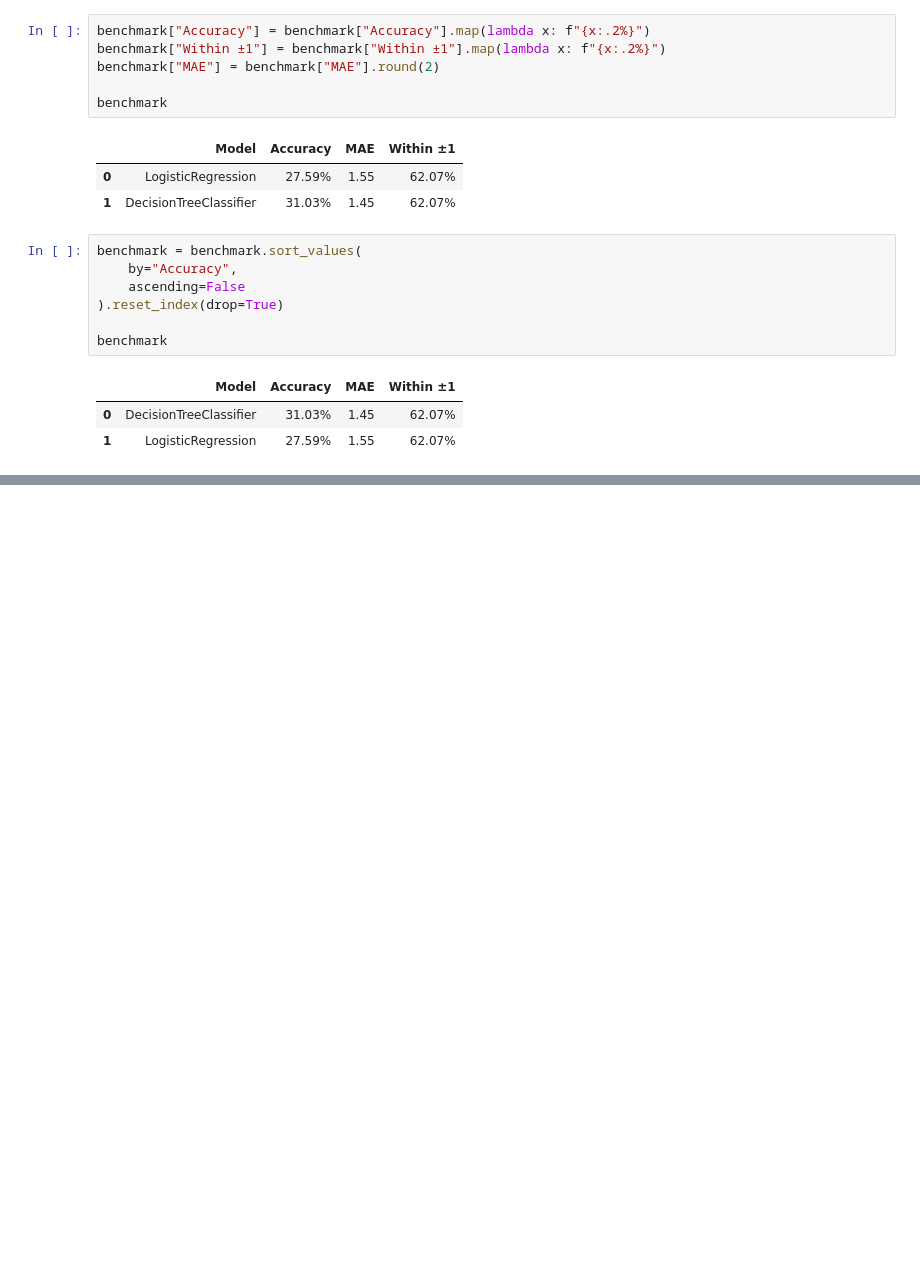
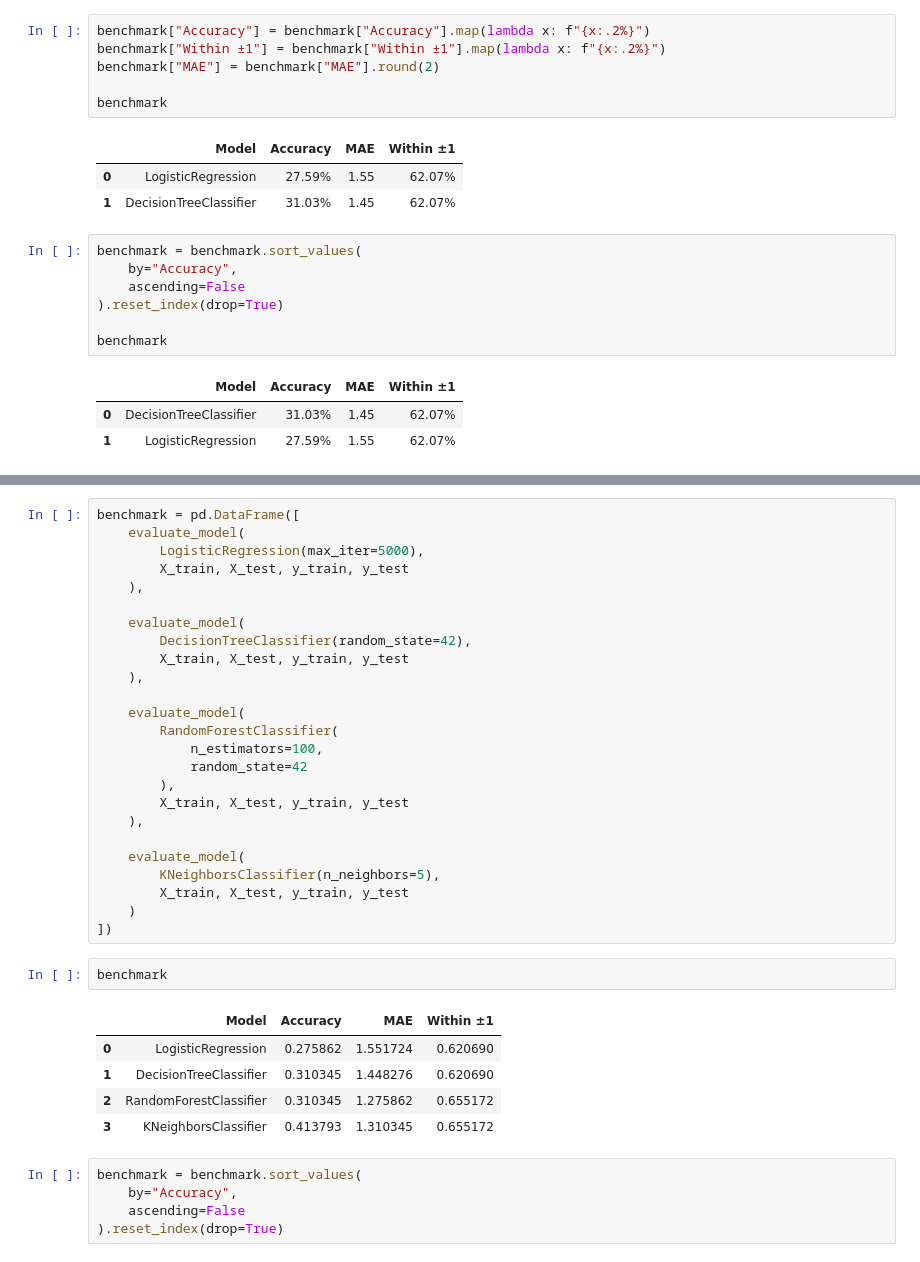
Before and after one commit to P0RUS/Hermes, a Jupyter notebook: notebooks/analysis.ipynb, the cells around one changed output, grey strips where cells are left out. Cells and saved outputs as stored; diff of their text form; blank space fills up the shorter version.

```diff
--- a/notebooks/analysis.ipynb
+++ b/notebooks/analysis.ipynb
@@ -505,0 +603,38 @@ benchmark
+# %%
+benchmark = pd.DataFrame([
+    evaluate_model(
+        LogisticRegression(max_iter=5000),
+        X_train, X_test, y_train, y_test
+    ),
+
+    evaluate_model(
+        DecisionTreeClassifier(random_state=42),
+        X_train, X_test, y_train, y_test
+    ),
+
+    evaluate_model(
+        RandomForestClassifier(
+            n_estimators=100,
+            random_state=42
+        ),
+        X_train, X_test, y_train, y_test
+    ),
+
+    evaluate_model(
+        KNeighborsClassifier(n_neighbors=5),
+        X_train, X_test, y_train, y_test
+    )
+])
+# %%
+benchmark
+# %% [output]
+|  | Model | Accuracy | MAE | Within ±1 |
+| 0 | LogisticRegression | 0.275862 | 1.551724 | 0.620690 |
+| 1 | DecisionTreeClassifier | 0.310345 | 1.448276 | 0.620690 |
+| 2 | RandomForestClassifier | 0.310345 | 1.275862 | 0.655172 |
+| 3 | KNeighborsClassifier | 0.413793 | 1.310345 | 0.655172 |
+# %%
+benchmark = benchmark.sort_values(
+    by="Accuracy",
+    ascending=False
+).reset_index(drop=True)
```
Also changed, not shown: parts of 15 cells of this notebook, 5 other files.
